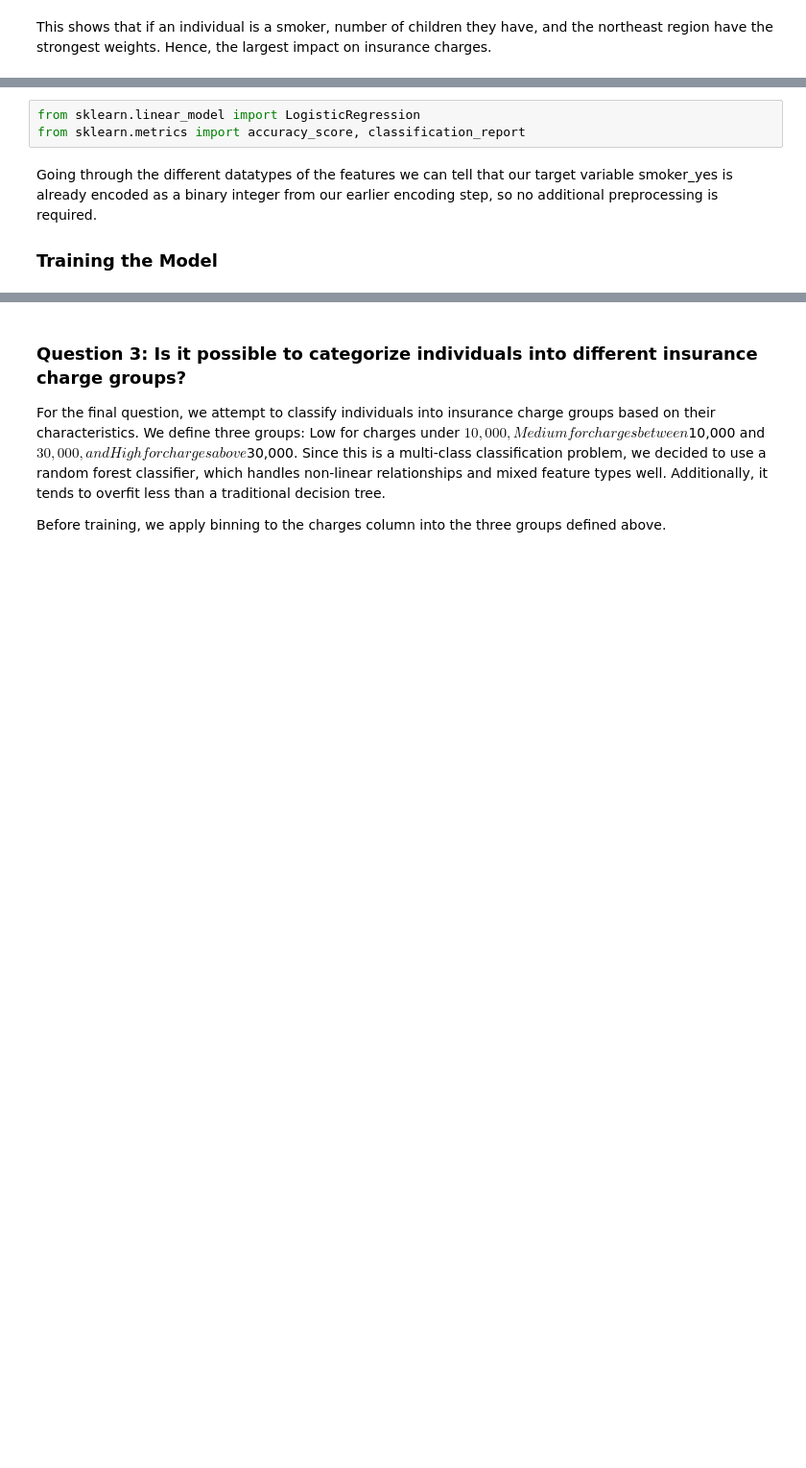
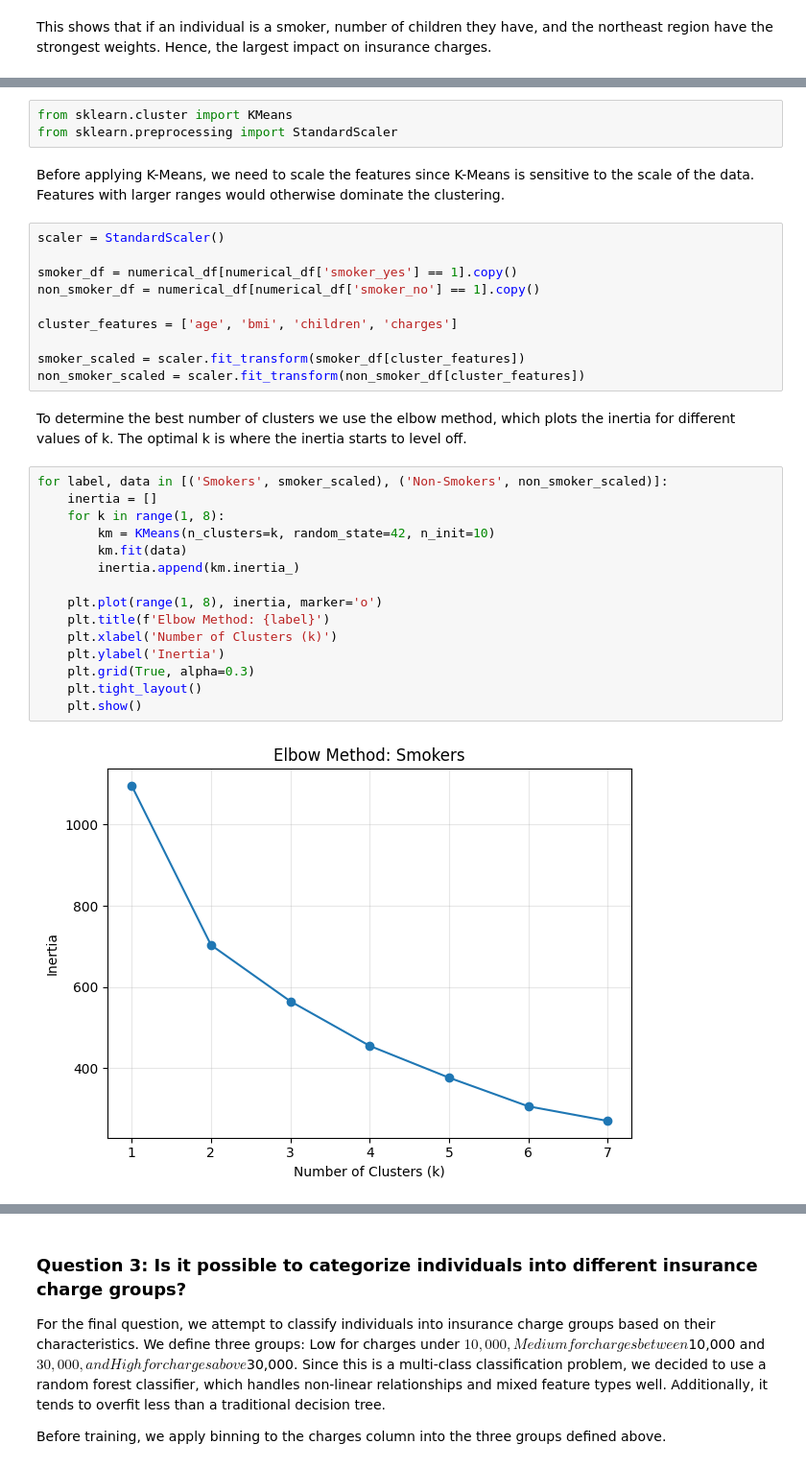
Before and after one commit to svaith/320FinalProject, a Jupyter notebook: main.ipynb, the cells around one changed output, grey strips where cells are left out. Shown at 96% size. Drawn from its saved outputs; the diff is of its cells as text; blank space fills up the shorter version.

```diff
--- a/main.ipynb
+++ b/main.ipynb
@@ -335,10 +333,36 @@ Next, we considered whether an individual is a smoker based on their demographic
 
 We can begin by importing the necessary packages.
 # %%
-from sklearn.linear_model import LogisticRegression
-from sklearn.metrics import accuracy_score, classification_report
+from sklearn.cluster import KMeans
+from sklearn.preprocessing import StandardScaler
 # %% [markdown]
-Going through the different datatypes of the features we can tell that our target variable smoker_yes is already encoded as a binary integer from our earlier encoding step, so no additional preprocessing is required.
-
-
-### Training the Model
+Before applying K-Means, we need to scale the features since K-Means is sensitive to the scale of the data. Features with larger ranges would otherwise dominate the clustering.
+# %%
+scaler = StandardScaler()
+
+smoker_df = numerical_df[numerical_df['smoker_yes'] == 1].copy()
+non_smoker_df = numerical_df[numerical_df['smoker_no'] == 1].copy()
+
+cluster_features = ['age', 'bmi', 'children', 'charges']
+
+smoker_scaled = scaler.fit_transform(smoker_df[cluster_features])
+non_smoker_scaled = scaler.fit_transform(non_smoker_df[cluster_features])
+# %% [markdown]
+To determine the best number of clusters we use the elbow method, which plots the inertia for different values of k. The optimal k is where the inertia starts to level off.
+# %%
+for label, data in [('Smokers', smoker_scaled), ('Non-Smokers', non_smoker_scaled)]:
+    inertia = []
+    for k in range(1, 8):
+        km = KMeans(n_clusters=k, random_state=42, n_init=10)
+        km.fit(data)
+        inertia.append(km.inertia_)
+
+    plt.plot(range(1, 8), inertia, marker='o')
+    plt.title(f'Elbow Method: {label}')
+    plt.xlabel('Number of Clusters (k)')
+    plt.ylabel('Inertia')
+    plt.grid(True, alpha=0.3)
+    plt.tight_layout()
+    plt.show()
+# %% [output]
+[figure, added]
```
Also changed, not shown: parts of 10 cells of this notebook.
